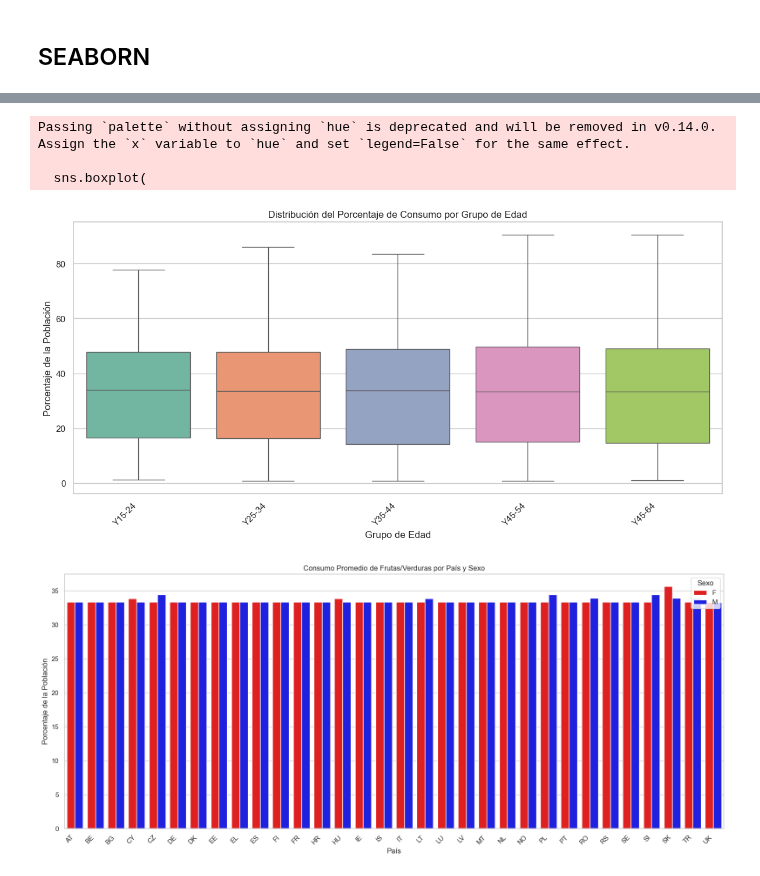
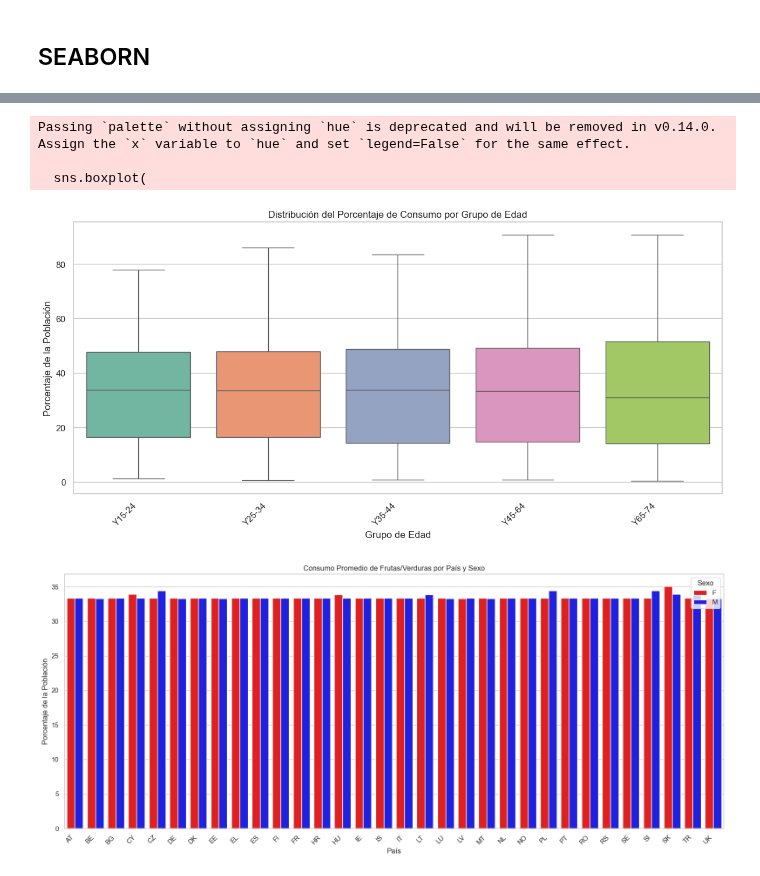
Before and after one commit to AntonioDavid333/Mental-Health-Data-Analysis, a Jupyter notebook: fruitsVegetablesConsumption.ipynb, the cells around one changed output, grey strips where cells are left out. Cells and saved outputs as stored; diff of their text form; code cells hidden in the pictures.

```diff
--- a/fruitsVegetablesConsumption.ipynb
+++ b/fruitsVegetablesConsumption.ipynb
@@ -108,7 +108,7 @@ mask_edades = df_limpio["age"].str.match(pattern, na=False)
 df_limpio = df_limpio[mask_edades].copy()
 print("Edades únicas después:",(df_limpio["age"].unique()))
 
-elegidos = ["Y15-24","Y25-34","Y35-44","Y45-54","Y45-64"]
+elegidos = ["Y15-24","Y25-34","Y35-44","Y45-64","Y65-74"]
 df_limpio = df_limpio[df_limpio["age"].isin(elegidos)].copy()
 print('Rangos elegidos de edad:',df_limpio["age"].unique())
 
@@ -440,17 +489,13 @@ plt.show()
 # %%
-# Asumo que tienes un DataFrame limpio cargado, por ejemplo, llamado df_limpio
-# Si no lo tienes, deberías cargarlo primero:
-# df_limpio = pd.read_csv('daily_consumption_fruit_vegetables_eu.csv')
-
 plt.figure(figsize=(12, 6))
 # Box plot para ver la distribución del consumo por cada grupo de edad
 sns.boxplot(
     data=df_limpio,
     x='age',
     y='value',
-    palette='Set2',
-    order=sorted(df_limpio['age'].unique()) # Opcional: para ordenar los grupos de edad si son categóricos
-)
+    palette='Set2')
+    #order=sorted(df_limpio['age'].unique()) # Opcional: para ordenar los grupos de edad si son categóricos
+#)
 plt.title('Distribución del Porcentaje de Consumo por Grupo de Edad')
 plt.xlabel('Grupo de Edad')
 plt.ylabel('Porcentaje de la Población')
@@ -461,25 +506,25 @@ plt.show()
 Passing `palette` without assigning `hue` is deprecated and will be removed in v0.14.0. Assign the `x` variable to `hue` and set `legend=False` for the same effect.
 
   sns.boxplot(
-[figure, old version]
+[figure, new version]
 # %%
-# Preprocesamiento: Agrupar por país y sexo para el consumo promedio
+#Preprocesamiento: Agrupar por país y sexo para el consumo promedio
 df_sex_pais = df_limpio.groupby(['country', 'sex'])['value'].mean().reset_index()
 
 plt.figure(figsize=(16, 7))
 sns.barplot(
-    data=df_sex_pais.loc[df_sex_pais['sex'].isin(['F', 'M', 'TOTAL'])], # Filtrar por F, M y TOTAL
+    data=df_sex_pais.loc[df_sex_pais['sex'].isin(['F', 'M'])], # Filtrar por F, M y TOTAL
     x='country',
     y='value',
-    hue='sex', # Usa 'sex' para separar las barras
-    palette={'F': 'red', 'M': 'blue', 'TOTAL': 'gray'}
+    hue='sex',#'sex' para separar las barras
+    palette={'F': 'red', 'M': 'blue'}
 )
 plt.title('Consumo Promedio de Frutas/Verduras por País y Sexo')
 plt.xlabel('País')
 plt.ylabel('Porcentaje de la Población')
 plt.xticks(rotation=45, ha='right')
 plt.legend(title='Sexo')
 plt.tight_layout()
 plt.show()
 # %% [output]
-[figure, old version]
+[figure, new version]
```
Also changed, not shown: parts of 13 cells of this notebook, 2 other files.
